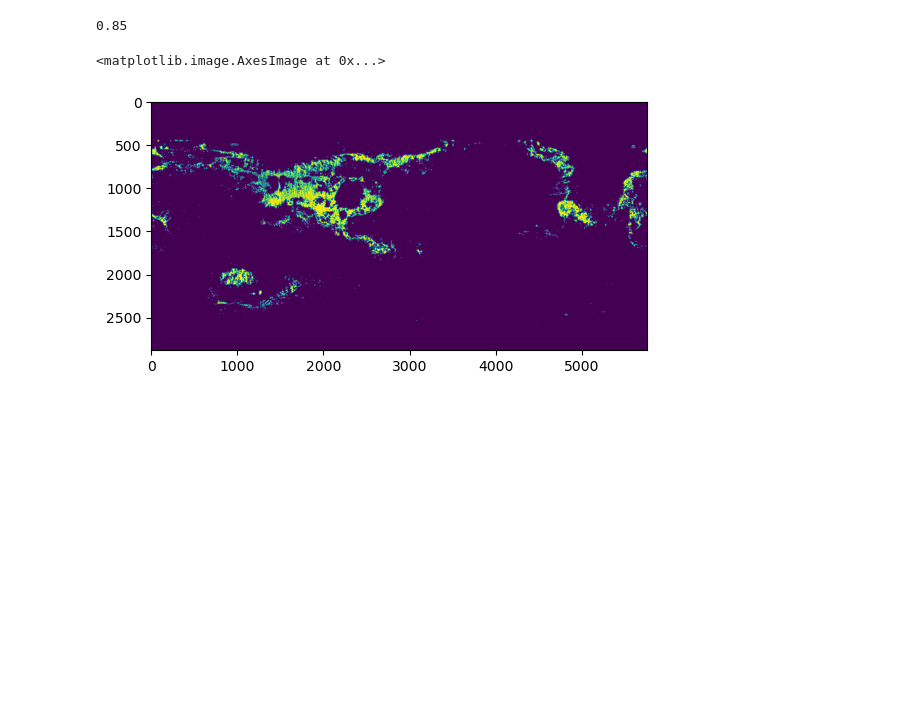
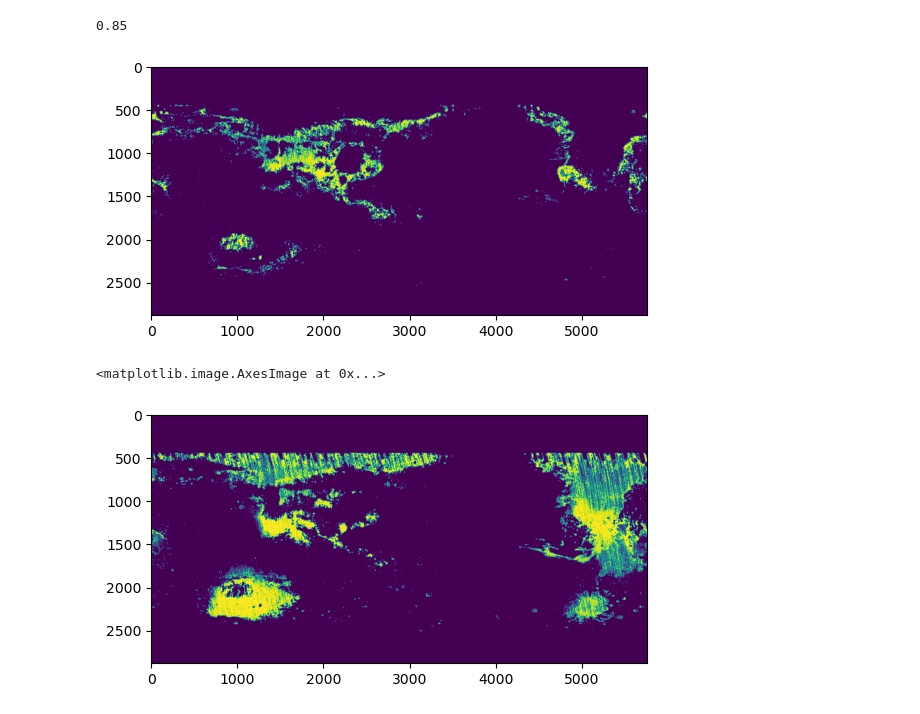
Before and after one commit to hlakams/mars-landing, a Jupyter notebook: Drafting.ipynb, the cells around one changed output. Cells and saved outputs as stored; diff of their text form; code cells hidden in the pictures; blank space fills up the shorter version.

Commit message:
alt mask using inequality for ti, alb

```diff
--- a/Drafting.ipynb
+++ b/Drafting.ipynb
@@ -132,9 +132,15 @@ elev_mask = [(elev > min_elev) & (elev <= max_elev)][0]
 ti_mask = [(ti > min_ti) & (ti <= max_ti)][0]
 alb_mask = [(alb > min_alb) & (alb <= max_alb)][0]
 dci_mask = [(dci > min_dci) & (dci <= max_dci)][0]
+
+# alternative mask for ti and alb
+alt_mask = ti > (300 * alb + 180)
 # %%
 plt.show()
 plt.imshow(elev_mask & ti_mask & alb_mask & dci_mask)
+plt.show()
+plt.imshow(elev_mask & alt_mask & dci_mask)
 # %% [output]
+[figure]
 <matplotlib.image.AxesImage at 0x...>
-[figure]
+[figure, added]
```
